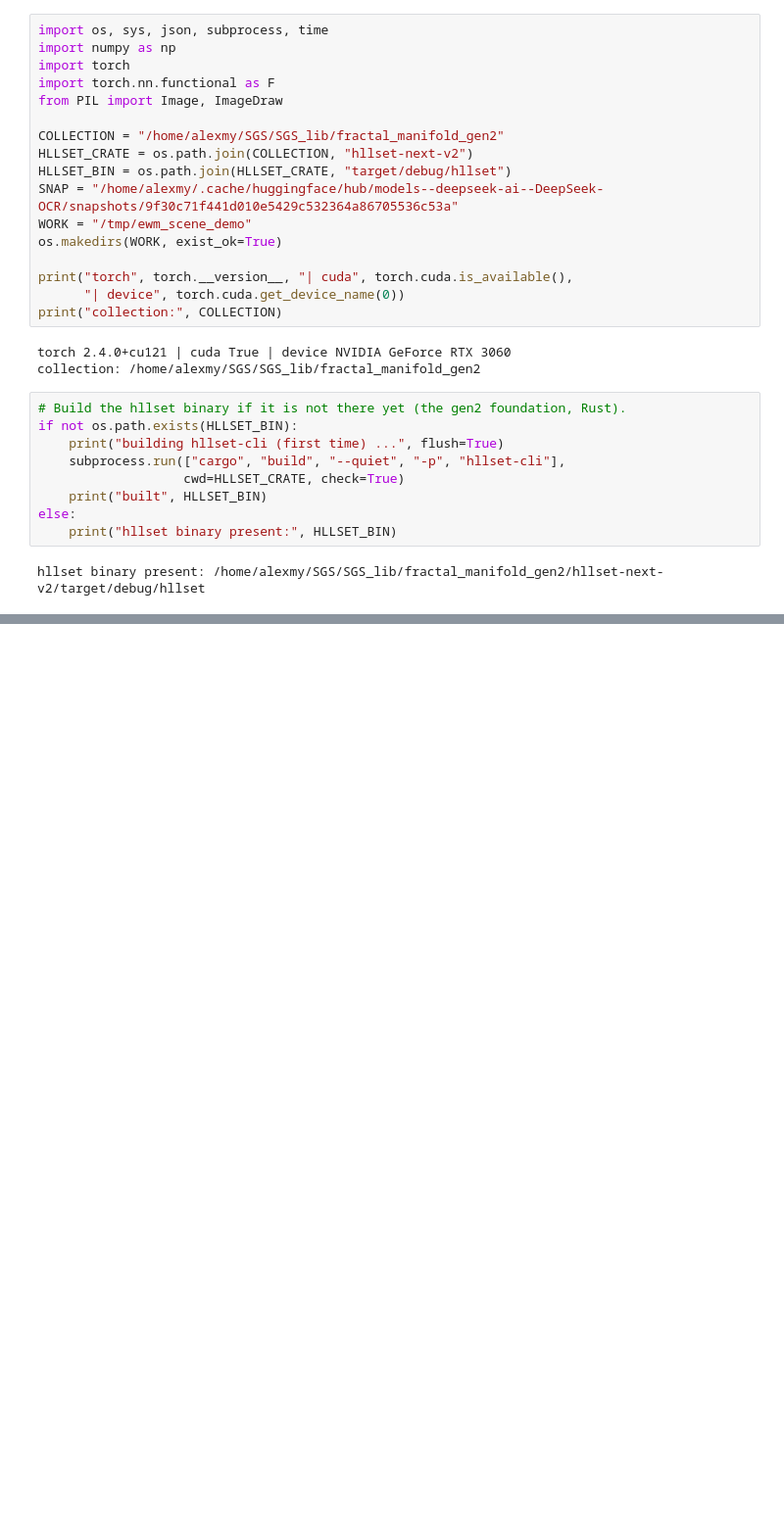
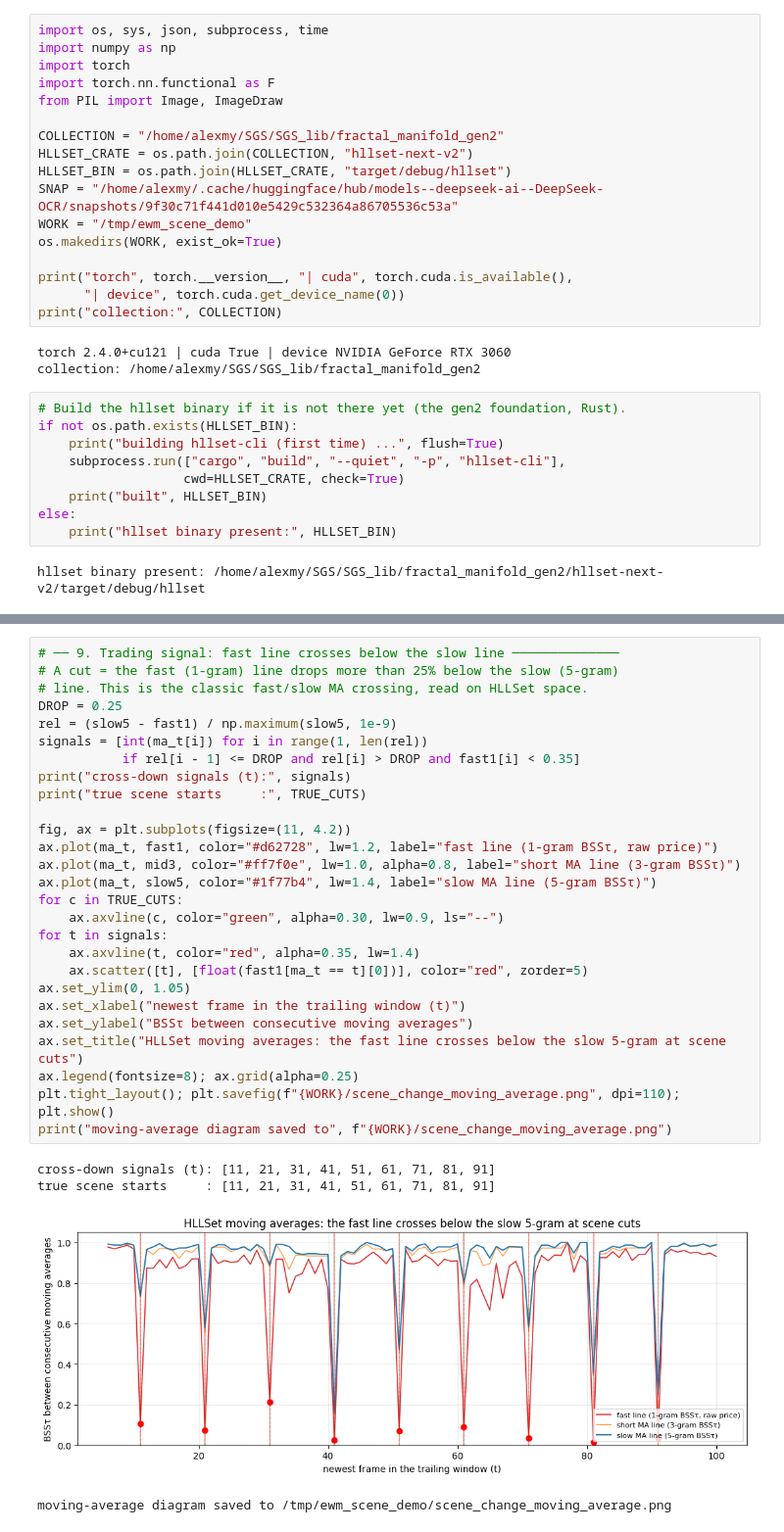
Before and after one commit to alexmy21/hllset-next-v2, a Jupyter notebook: _DOCS/notebooks/07_vllm_scene_change_hllset.ipynb, the cells around one changed output, grey strips where cells are left out. Shown at 98% size. Saved outputs shown, nothing was run; the diff lists cells and outputs as text; blank space fills up the shorter version.

```diff
--- a/_DOCS/notebooks/07_vllm_scene_change_hllset.ipynb
+++ b/_DOCS/notebooks/07_vllm_scene_change_hllset.ipynb
@@ -341,0 +416,32 @@ Pearson r(cosine, BSSτ)  : 0.946
+# %%
+# ── 9. Trading signal: fast line crosses below the slow line ──────────────
+# A cut = the fast (1-gram) line drops more than 25% below the slow (5-gram)
+# line. This is the classic fast/slow MA crossing, read on HLLSet space.
+DROP = 0.25
+rel = (slow5 - fast1) / np.maximum(slow5, 1e-9)
+signals = [int(ma_t[i]) for i in range(1, len(rel))
+           if rel[i - 1] <= DROP and rel[i] > DROP and fast1[i] < 0.35]
+print("cross-down signals (t):", signals)
+print("true scene starts     :", TRUE_CUTS)
+
+fig, ax = plt.subplots(figsize=(11, 4.2))
+ax.plot(ma_t, fast1, color="#d62728", lw=1.2, label="fast line (1-gram BSSτ, raw price)")
+ax.plot(ma_t, mid3, color="#ff7f0e", lw=1.0, alpha=0.8, label="short MA line (3-gram BSSτ)")
+ax.plot(ma_t, slow5, color="#1f77b4", lw=1.4, label="slow MA line (5-gram BSSτ)")
+for c in TRUE_CUTS:
+    ax.axvline(c, color="green", alpha=0.30, lw=0.9, ls="--")
+for t in signals:
+    ax.axvline(t, color="red", alpha=0.35, lw=1.4)
+    ax.scatter([t], [float(fast1[ma_t == t][0])], color="red", zorder=5)
+ax.set_ylim(0, 1.05)
+ax.set_xlabel("newest frame in the trailing window (t)")
+ax.set_ylabel("BSSτ between consecutive moving averages")
+ax.set_title("HLLSet moving averages: the fast line crosses below the slow 5-gram at scene cuts")
+ax.legend(fontsize=8); ax.grid(alpha=0.25)
+plt.tight_layout(); plt.savefig(f"{WORK}/scene_change_moving_average.png", dpi=110); plt.show()
+print("moving-average diagram saved to", f"{WORK}/scene_change_moving_average.png")
+# %% [output]
+cross-down signals (t): [11, 21, 31, 41, 51, 61, 71, 81, 91]
+true scene starts     : [11, 21, 31, 41, 51, 61, 71, 81, 91]
+[figure, added]
+moving-average diagram saved to /tmp/ewm_scene_demo/scene_change_moving_average.png
```
Also changed, not shown: parts of 13 cells of this notebook.
